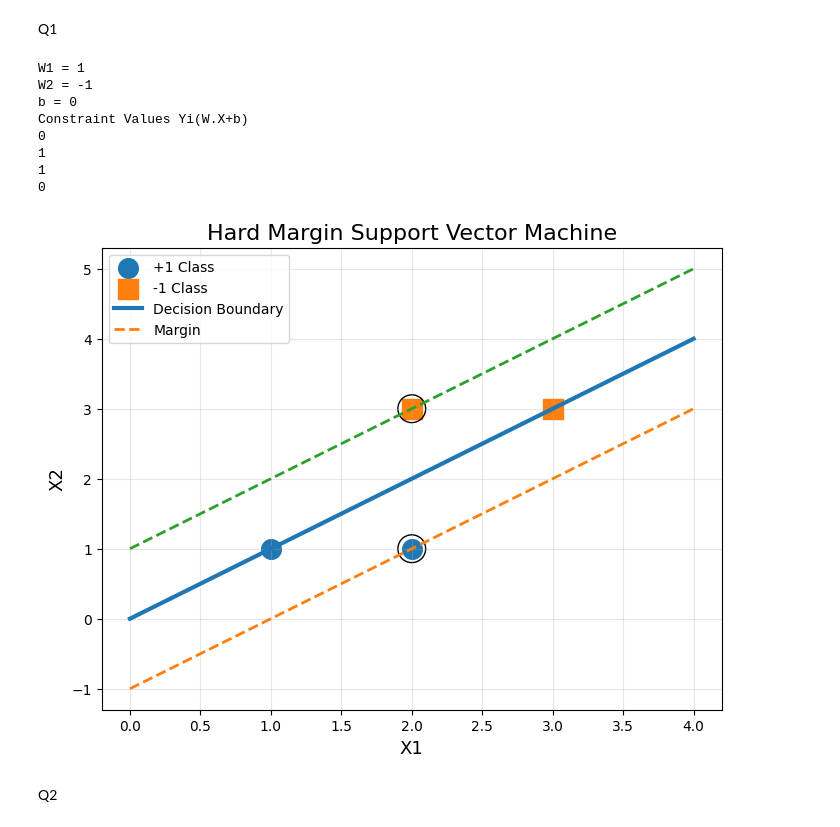
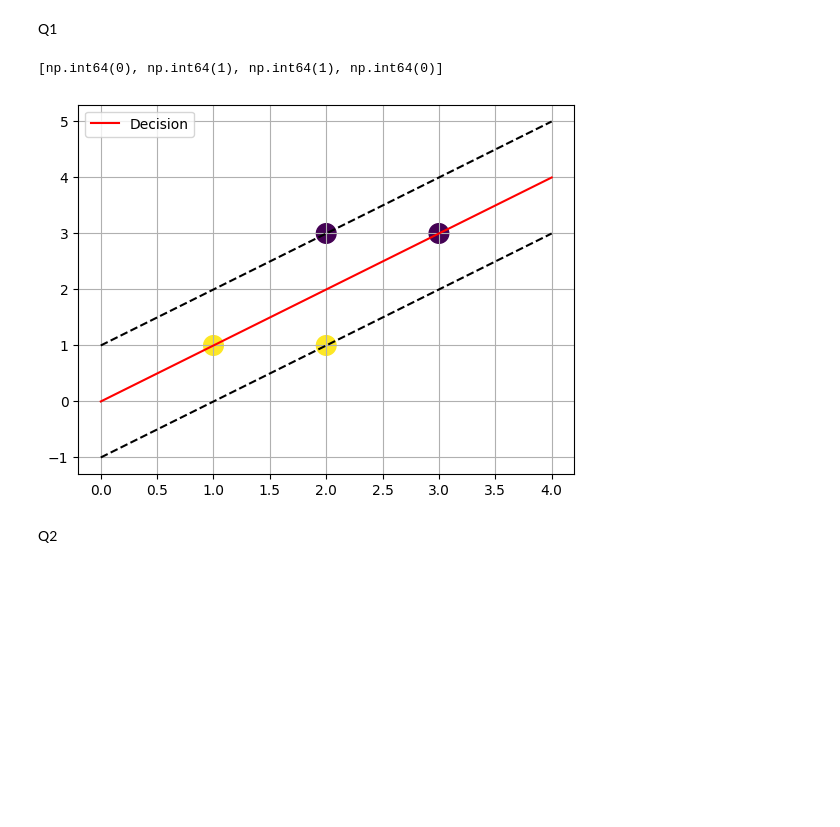
Before and after one commit to mohitmohan0/MA_LAB, a Jupyter notebook: MA_LAB_EXPERIMENTS_ALL_IN_ONE.ipynb, the cells around one changed output. Saved outputs shown, nothing was run; the diff lists cells and outputs as text; code cells hidden in the pictures; blank space fills up the shorter version.

```diff
--- a/MA_LAB_EXPERIMENTS_ALL_IN_ONE.ipynb
+++ b/MA_LAB_EXPERIMENTS_ALL_IN_ONE.ipynb
@@ -141,49 +156,26 @@ Q1
 # %%
 import numpy as np
 import matplotlib.pyplot as plt
 
-X=np.array([[1,1],[2,1],[2,3],[3,3]])
-y=np.array([1,1,-1,-1])
+X = np.array([[1,1],[2,1],[2,3],[3,3]])
+y = np.array([1,1,-1,-1])
 
-w=np.array([1,-1])
-b=0
+w, b = np.array([1,-1]), 0
 
-print("W1 =",w[0])
-print("W2 =",w[1])
-print("b =",b)
+print([y[i]*(w@X[i]+b) for i in range(len(X))])
 
-print("Constraint Values Yi(W.X+b)")
-for i in range(len(X)):
-    print(y[i]*(np.dot(w,X[i])+b))
+x = np.linspace(0,4,100)
 
-x=np.linspace(0,4,100)
-decision=(x-b)/1
-margin1=(x-b-1)/1
-margin2=(x-b+1)/1
+plt.scatter(X[:,0], X[:,1], c=y, s=200)
+plt.plot(x, x, 'r', label='Decision')
+plt.plot(x, x-1, 'k--')
+plt.plot(x, x+1, 'k--')
 
-plt.figure(figsize=(8,6))
-plt.scatter(X[y==1][:,0],X[y==1][:,1],s=200,marker='o',label="+1 Class")
-plt.scatter(X[y==-1][:,0],X[y==-1][:,1],s=200,marker='s',label="-1 Class")
-plt.scatter(X[1][0],X[1][1],s=400,edgecolors='black',facecolors='none')
-plt.scatter(X[2][0],X[2][1],s=400,edgecolors='black',facecolors='none')
-plt.plot(x,decision,linewidth=3,label="Decision Boundary")
-plt.plot(x,margin1,'--',linewidth=2,label="Margin")
-plt.plot(x,margin2,'--',linewidth=2)
-plt.title("Hard Margin Support Vector Machine",fontsize=16)
-plt.xlabel("X1",fontsize=13)
-plt.ylabel("X2",fontsize=13)
-plt.grid(True,alpha=0.3)
 plt.legend()
+plt.grid()
 plt.show()
 # %% [output]
-W1 = 1
-W2 = -1
-b = 0
-Constraint Values Yi(W.X+b)
-0
-1
-1
-0
+[np.int64(0), np.int64(1), np.int64(1), np.int64(0)]
-[figure, old version]
+[figure, new version]
 # %% [markdown]
 Q2
```
Also changed, not shown: parts of 14 cells of this notebook.
